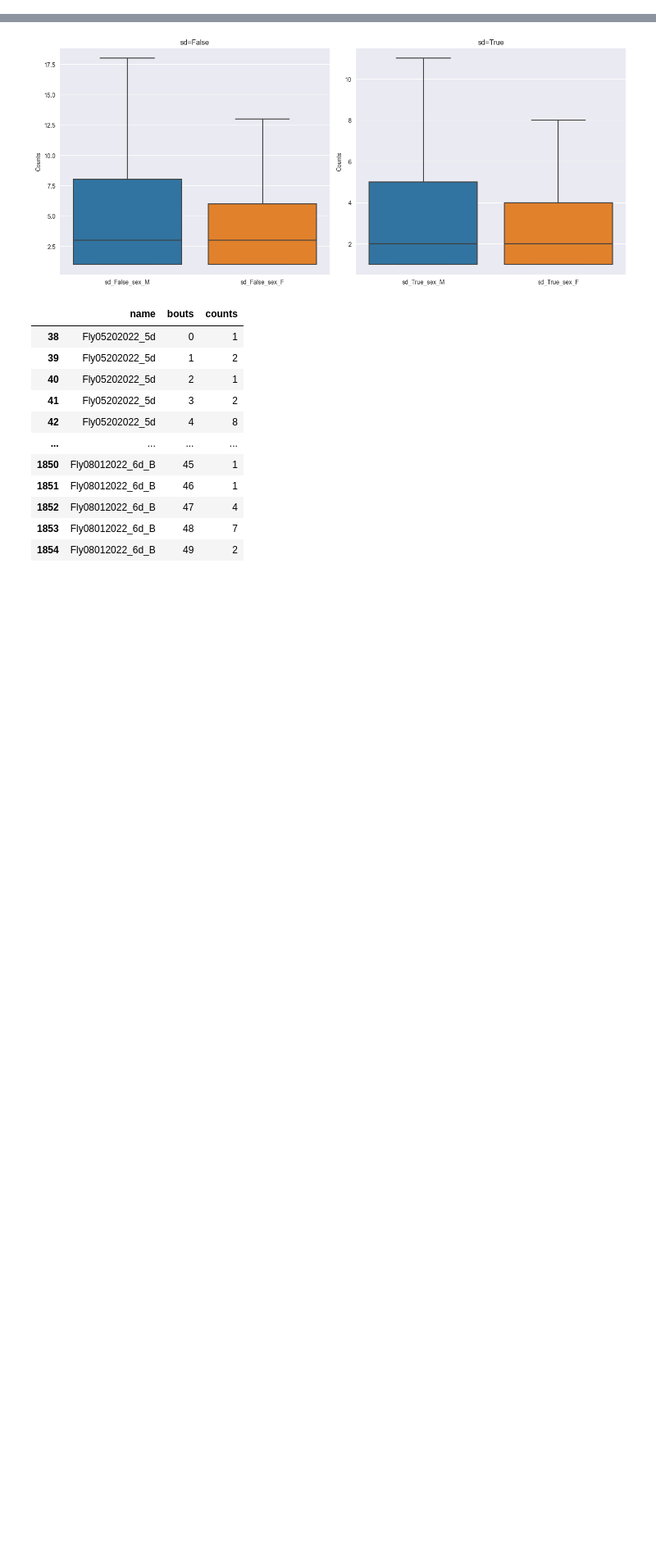
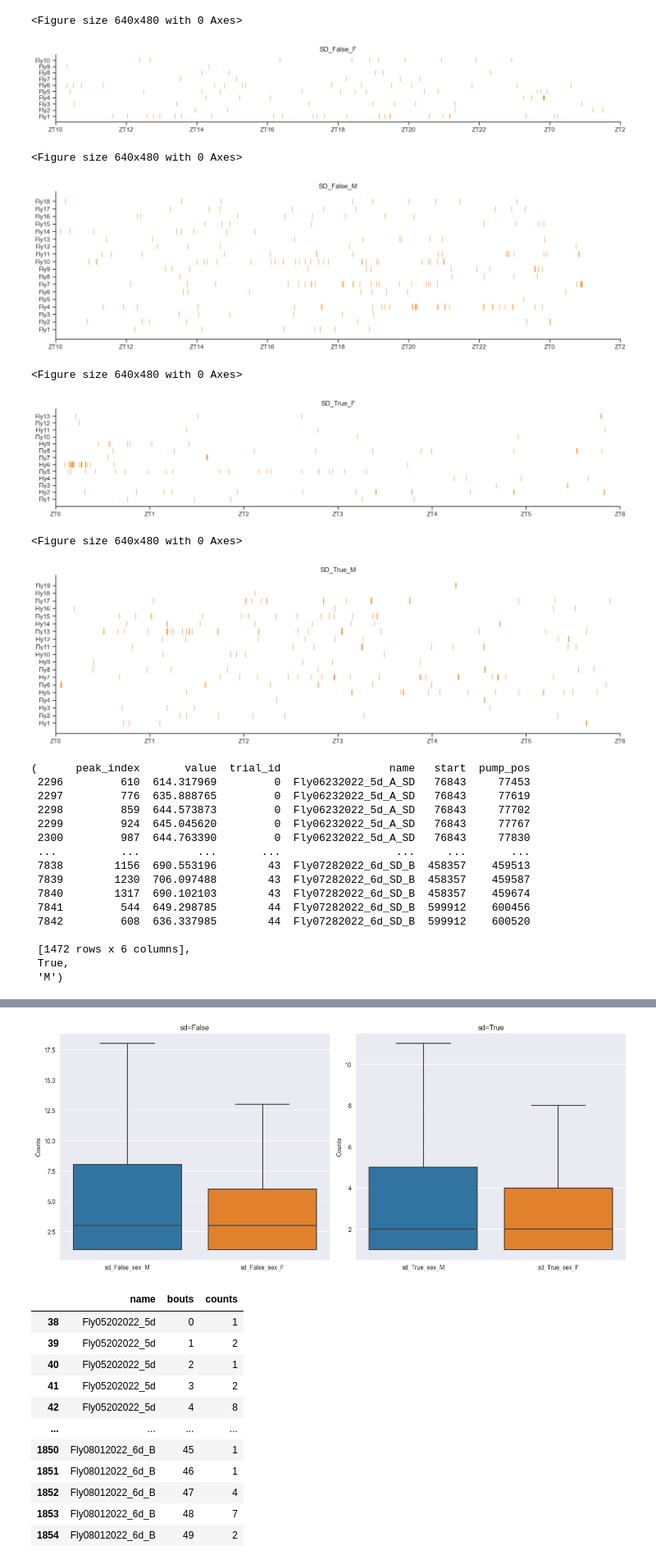
Before and after one commit to mfkeles/EZLabel, a Jupyter notebook: annotation_preprocess.ipynb, the cells around one changed output, grey strips where cells are left out. Shown at 82% size. Drawn from its saved outputs; the diff is of its cells as text; code cells hidden in the pictures; blank space fills up the shorter version.

```diff
--- a/annotation_preprocess.ipynb
+++ b/annotation_preprocess.ipynb
@@ -232,2 +303,32 @@ plot_sub_data(df,expt_info_df,sd=False,sex='F')
+# %%
+plot_sub_data(df,expt_info_df,sd=False,sex='F',plot_it=True)
+plot_sub_data(df,expt_info_df,sd=False,sex='M',plot_it=True)
+plot_sub_data(df,expt_info_df,sd=True,sex='F',plot_it=True)
+plot_sub_data(df,expt_info_df,sd=True,sex='M',plot_it=True)
+# %% [output]
+<Figure size 640x480 with 0 Axes>
+[figure, added]
+<Figure size 640x480 with 0 Axes>
+[figure, added]
+<Figure size 640x480 with 0 Axes>
+[figure, added]
+<Figure size 640x480 with 0 Axes>
+[figure, added]
+(      peak_index       value  trial_id                 name   start  pump_pos
+ 2296         610  614.317969         0  Fly06232022_5d_A_SD   76843     77453
+ 2297         776  635.888765         0  Fly06232022_5d_A_SD   76843     77619
+ 2298         859  644.573873         0  Fly06232022_5d_A_SD   76843     77702
+ 2299         924  645.045620         0  Fly06232022_5d_A_SD   76843     77767
+ 2300         987  644.763390         0  Fly06232022_5d_A_SD   76843     77830
+ ...          ...         ...       ...                  ...     ...       ...
+ 7838        1156  690.553196        43  Fly07282022_6d_SD_B  458357    459513
+ 7839        1230  706.097488        43  Fly07282022_6d_SD_B  458357    459587
+ 7840        1317  690.102103        43  Fly07282022_6d_SD_B  458357    459674
+ 7841         544  649.298785        44  Fly07282022_6d_SD_B  599912    600456
+ 7842         608  636.337985        44  Fly07282022_6d_SD_B  599912    600520
+
+ [1472 rows x 6 columns],
+ True,
+ 'M')
 # %%
 import pandas as pd
```
Also changed, not shown: parts of 35 cells of this notebook, 2 other files.
